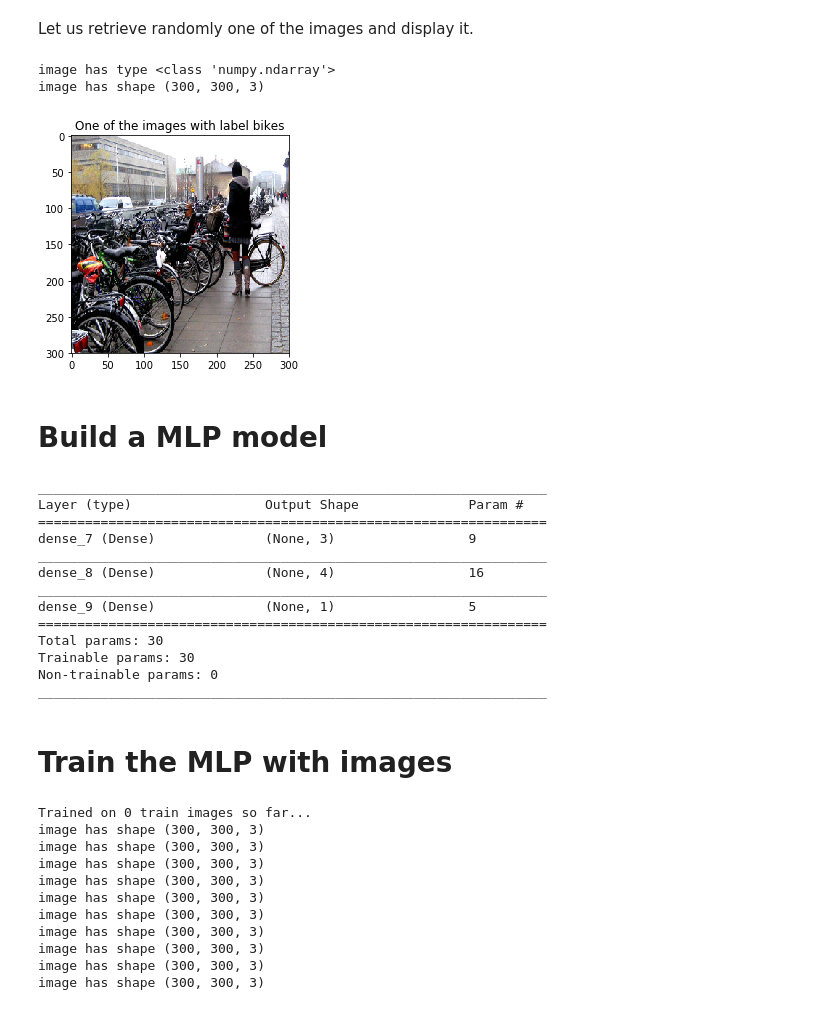
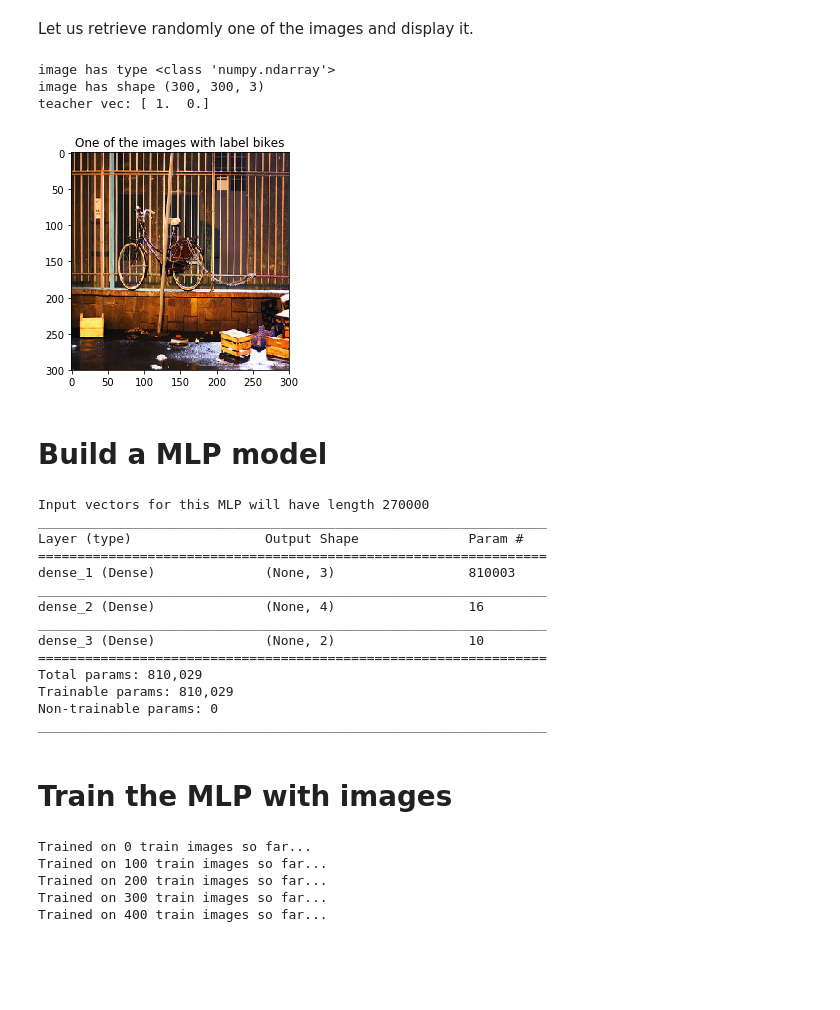
Before and after one commit to b3n3d17/DeepLearningCourse, a Jupyter notebook: 26_experiment_image_classification_with_a_mlp/experiment_image_classification_with_a_mlp.ipynb, the cells around one changed output. Saved outputs shown, nothing was run; the diff lists cells and outputs as text; code cells hidden in the pictures; blank space fills up the shorter version.

Commit message:
First version that trains the MLP using the training images

```diff
--- a/26_experiment_image_classification_with_a_mlp/experiment_image_classification_with_a_mlp.ipynb
+++ b/26_experiment_image_classification_with_a_mlp/experiment_image_classification_with_a_mlp.ipynb
@@ -56,7 +56,9 @@ class image_provider:
         print("Under folder", root_folder, "I found the following subfolders/classes:")
         print(class_names)
 
-        for class_name in class_names:
+        nr_classes = len(class_names)
+
+        for class_nr, class_name in enumerate(class_names):
 
             subfolder_name = root_folder + "/" + class_name + "/"
 
@@ -68,7 +70,10 @@ class image_provider:
 
             for filename in filenames:
 
-                self.all_images.append( [filename, class_name] )
+                teacher_vec = np.zeros( nr_classes )
+                teacher_vec[class_nr] = 1.0
+
+                self.all_images.append( [filename, class_name, teacher_vec] )
 
         self.nr_images = len(self.all_images)
         print("There are {} images in total available.".format(self.nr_images))
@@ -100,10 +105,11 @@ class image_provider:
 
         image_filename  = self.all_images[rnd_idx][0]
         image_classname = self.all_images[rnd_idx][1]
+        teacher_vec     = self.all_images[rnd_idx][2]
 
         image = self.load_image(image_filename)
 
-        return image, image_classname
+        return image, image_classname, teacher_vec
 # %% [markdown]
 Let's test the image provider class:
 # %%
@@ -119,49 +125,59 @@ Let us retrieve randomly one of the images and display it.
 # %%
 import matplotlib.pyplot as plt
 
-image, label = my_image_provider.get_random_image()
+image, label, teacher_vec = my_image_provider.get_random_image()
 print("image has type", type(image))
 print("image has shape", image.shape)
+print("teacher vec:", teacher_vec)
 plt.imshow(image)
 plt.title("One of the images with label {}".format(label))
 plt.show()
 # %% [output]
 image has type <class 'numpy.ndarray'>
 image has shape (300, 300, 3)
+teacher vec: [ 1.  0.]
-[figure, old version]
+[figure, new version]
 # %% [markdown]
 # Build a MLP model
 # %%
 from keras.models import Sequential
 from keras import layers
 from keras.layers.core import Dense
+from keras import backend as K
+
+nr_channels = 3
+input_vec_dim = IMG_SIZE[0] * IMG_SIZE[1] * nr_channels
+print("Input vectors for this MLP will have length", input_vec_dim)
+
+K.clear_session()
 
 model = Sequential()
-model.add(Dense(3, activation="relu", input_dim=2))
+model.add(Dense(3, activation="relu", input_dim=input_vec_dim))
 model.add(Dense(4, activation="relu"))
-model.add(Dense(1, activation="linear"))
+model.add(Dense(2, activation="linear"))
 
 model.summary()
 
 model.compile(loss='mean_squared_error', optimizer='sgd')
 # %% [output]
+Input vectors for this MLP will have length 270000
 _________________________________________________________________
 Layer (type)                 Output Shape              Param #
 =================================================================
-dense_7 (Dense)              (None, 3)                 9
+dense_1 (Dense)              (None, 3)                 810003
 _________________________________________________________________
-dense_8 (Dense)              (None, 4)                 16
+dense_2 (Dense)              (None, 4)                 16
 _________________________________________________________________
-dense_9 (Dense)              (None, 1)                 5
+dense_3 (Dense)              (None, 2)                 10
 =================================================================
-Total params: 30
-Trainable params: 30
+Total params: 810,029
+Trainable params: 810,029
 Non-trainable params: 0
 _________________________________________________________________
 # %% [markdown]
 # Train the MLP with images
 # %%
-NR_TEST_IMAGES = 10
+NR_TEST_IMAGES = 500
 
 for test_img_nr in range(0,NR_TEST_IMAGES):
 
@@ -170,20 +186,25 @@ for test_img_nr in range(0,NR_TEST_IMAGES):
              format(test_img_nr))
 
     # Get a random image from the image provider
-    image, label = my_image_provider.get_random_image()
+    image, label, teacher_vec = my_image_provider.get_random_image()
 
-    print("image has shape", image.shape)
+    # Flatten the 3D input image to a 1D input vector
+    input_vec = image.flatten()
 
-    #model.fit(X,Y, epochs=500, verbose=0)
+    #print("image has shape", image.shape)
+    #print("input_vec has shape", input_vec.shape)
+    #print("teacher_vec is", teacher_vec)
+    #print(input_vec)
+
+    input_vec = input_vec.reshape( (1, input_vec.shape[0]) )
+    teacher_vec = teacher_vec.reshape( (1, teacher_vec.shape[0]) )
+    #print("input_vec has shape", input_vec.shape)
+    #print("teacher_vec has shape", teacher_vec.shape)
+
+    model.fit(input_vec, teacher_vec, epochs=1, verbose=0)
 # %% [output]
 Trained on 0 train images so far...
-image has shape (300, 300, 3)
-image has shape (300, 300, 3)
-image has shape (300, 300, 3)
-image has shape (300, 300, 3)
-image has shape (300, 300, 3)
-image has shape (300, 300, 3)
-image has shape (300, 300, 3)
-image has shape (300, 300, 3)
-image has shape (300, 300, 3)
-image has shape (300, 300, 3)
+Trained on 100 train images so far...
+Trained on 200 train images so far...
+Trained on 300 train images so far...
+Trained on 400 train images so far...
```
Also changed, not shown: parts of 2 cells of this notebook.
